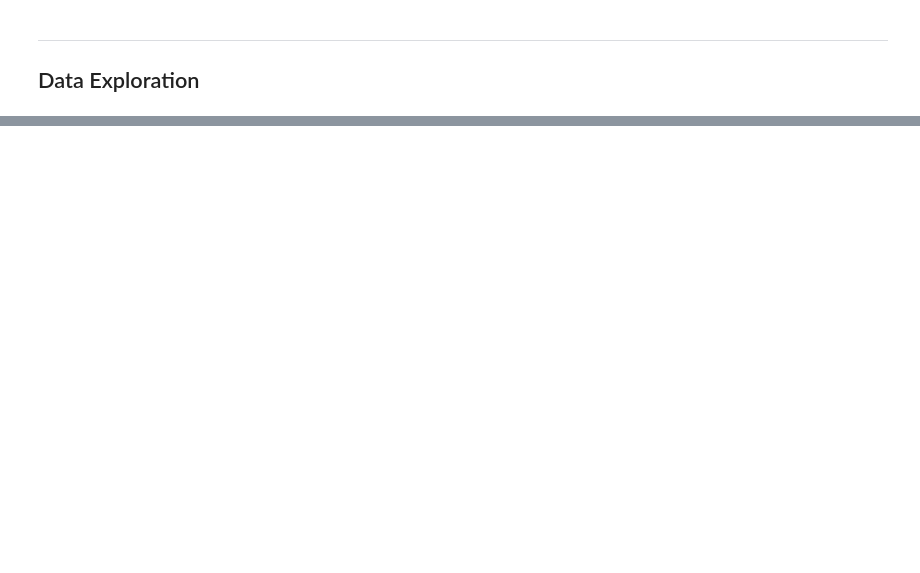
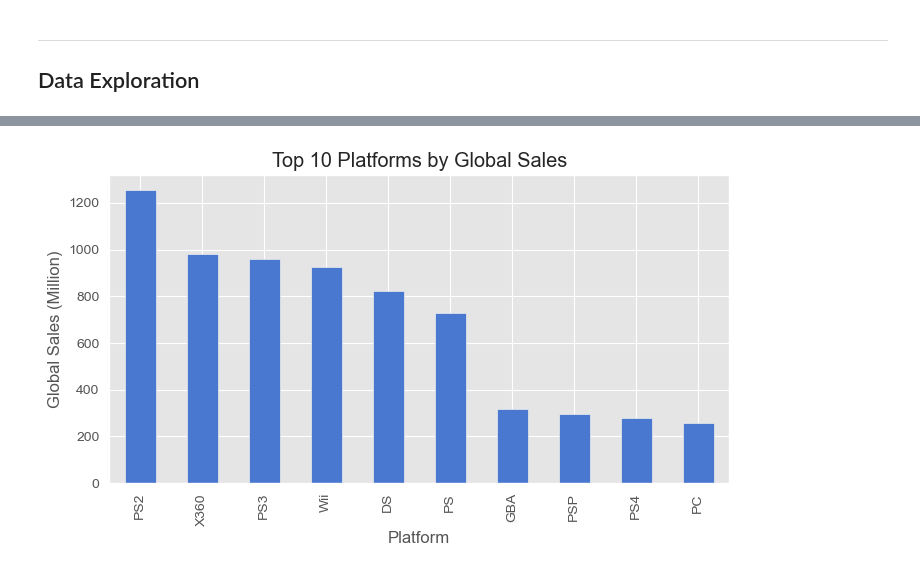
Before and after one commit to NOUR-2025/Reproducibility, a Jupyter notebook: template.ipynb, the cells around one changed output, grey strips where cells are left out. Cells and saved outputs as stored; diff of their text form; code cells hidden in the pictures; blank space fills up the shorter version.

```diff
--- a/template.ipynb
+++ b/template.ipynb
@@ -101,0 +172,8 @@ df = load_dataset(DATA)
+# %%
+if 'Platform' in df.columns and 'Global_Sales' in df.columns:
+    platform_sales = df.groupby('Platform')['Global_Sales'].sum().sort_values(ascending=False).head(10)
+    platform_sales.plot(kind='bar', figsize=(8,4), title='Top 10 Platforms by Global Sales')
+    plt.ylabel('Global Sales (Million)')
+    plt.show()
+# %% [output]
+[figure, added]
```
Also changed, not shown: parts of 8 cells of this notebook.
